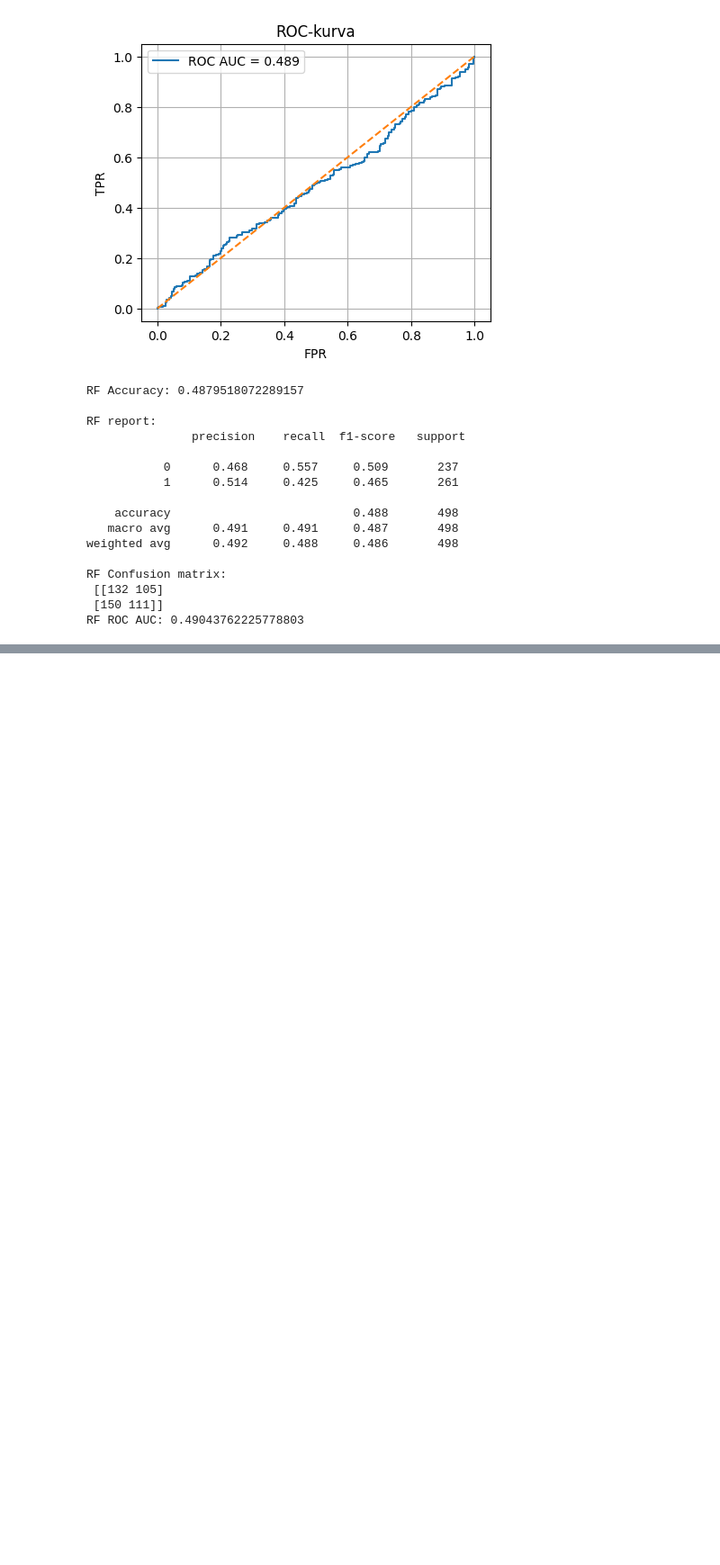
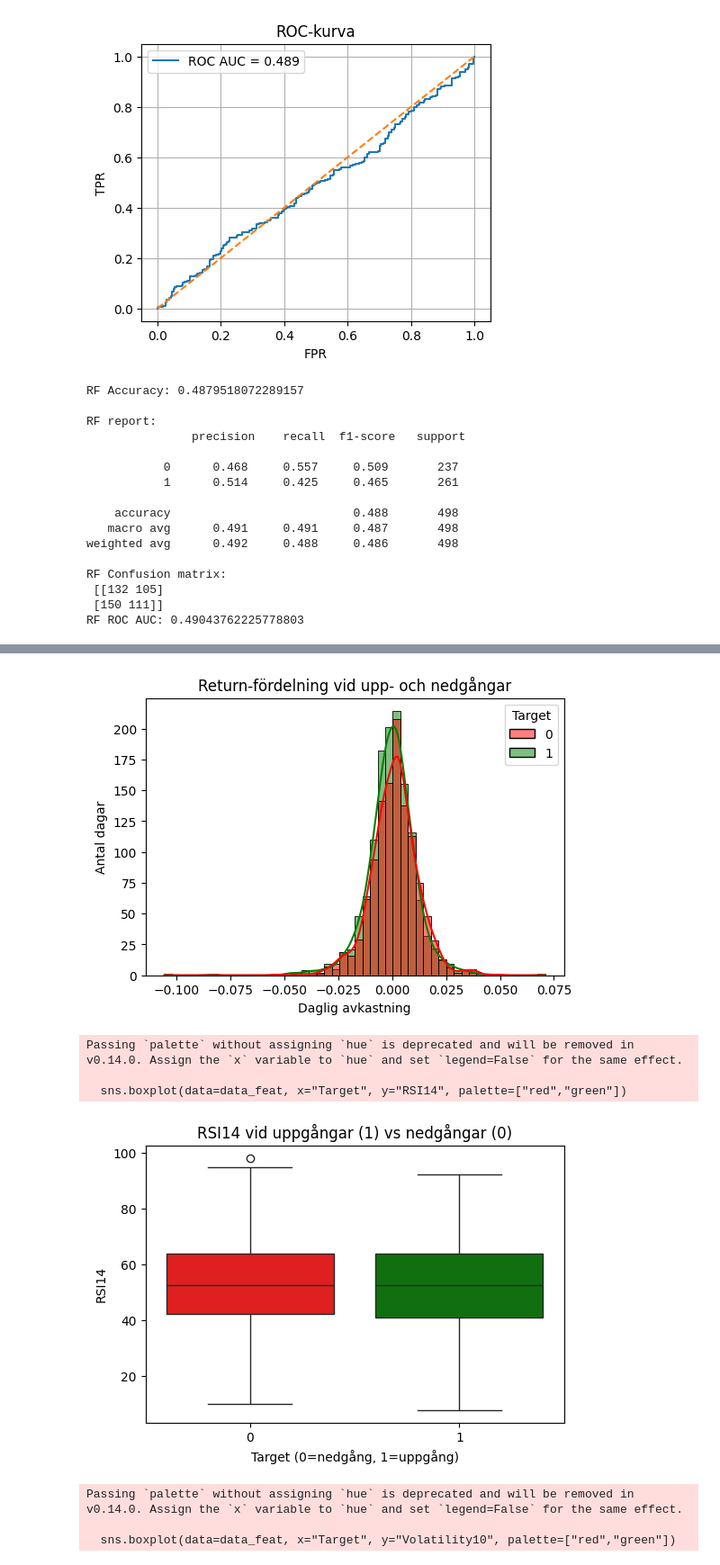
Before and after one commit to christiansopov-gif/OMXS30_Projekt, a Jupyter notebook: OMXS30_AI_Project.ipynb, the cells around one changed output, grey strips where cells are left out. Shown at 90% size. Drawn from its saved outputs; the diff is of its cells as text; code cells hidden in the pictures; blank space fills up the shorter version.

```diff
--- a/OMXS30_AI_Project.ipynb
+++ b/OMXS30_AI_Project.ipynb
@@ -505,0 +621,38 @@ RF ROC AUC: 0.49043762225778803
+# %%
+# Kodcell H: Undersök samband visuellt för de tre viktigaste features
+
+import seaborn as sns
+import matplotlib.pyplot as plt
+
+# 1) Return vs Target
+plt.figure(figsize=(6,4))
+sns.histplot(data_feat, x="Return", hue="Target", bins=50, kde=True, palette=["red","green"])
+plt.title("Return-fördelning vid upp- och nedgångar")
+plt.xlabel("Daglig avkastning")
+plt.ylabel("Antal dagar")
+plt.show()
+
+# 2) RSI14 vs sannolikhet för uppgång
+plt.figure(figsize=(6,4))
+sns.boxplot(data=data_feat, x="Target", y="RSI14", palette=["red","green"])
+plt.title("RSI14 vid uppgångar (1) vs nedgångar (0)")
+plt.xlabel("Target (0=nedgång, 1=uppgång)")
+plt.ylabel("RSI14")
+plt.show()
+
+# 3) Volatility10 vs Target
+plt.figure(figsize=(6,4))
+sns.boxplot(data=data_feat, x="Target", y="Volatility10", palette=["red","green"])
+plt.title("Volatilitet 10 dagar vid upp/nedgång")
+plt.xlabel("Target")
+plt.ylabel("Volatility10")
+plt.show()
+# %% [output]
+[figure, added]
+Passing `palette` without assigning `hue` is deprecated and will be removed in v0.14.0. Assign the `x` variable to `hue` and set `legend=False` for the same effect.
+
+  sns.boxplot(data=data_feat, x="Target", y="RSI14", palette=["red","green"])
+[figure, added]
+Passing `palette` without assigning `hue` is deprecated and will be removed in v0.14.0. Assign the `x` variable to `hue` and set `legend=False` for the same effect.
+
+  sns.boxplot(data=data_feat, x="Target", y="Volatility10", palette=["red","green"])
```
Also changed, not shown: parts of 8 cells of this notebook.
